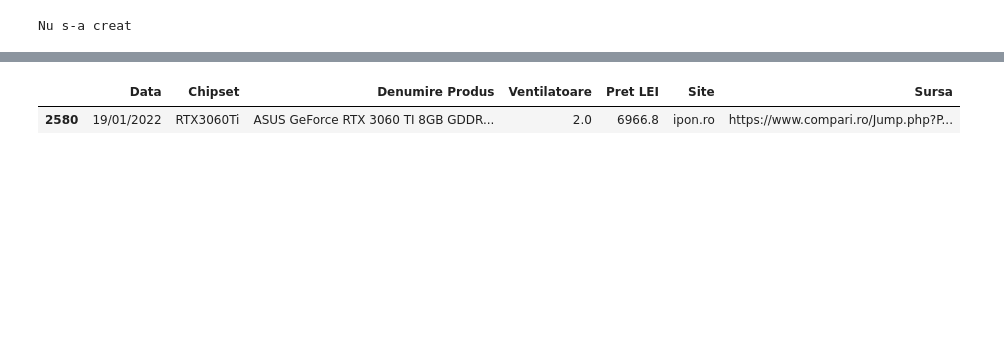
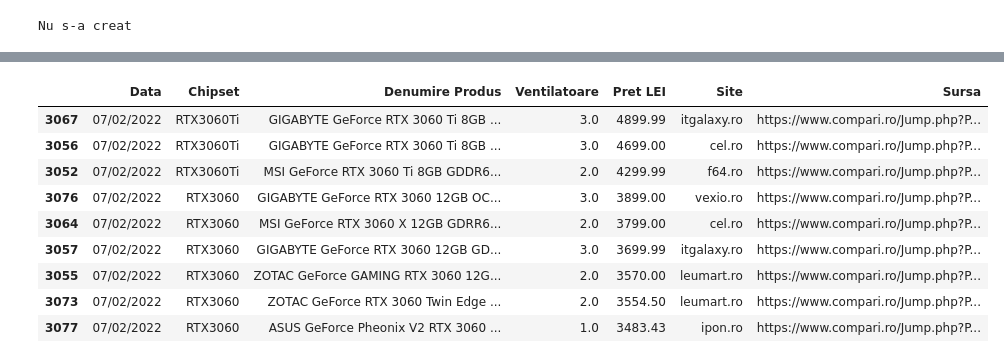
Before and after one commit to IulianRo3/PlaciVideo, a Jupyter notebook: AnalizaPlaciJupit.ipynb, the cells around one changed output, grey strips where cells are left out. Cells and saved outputs as stored; diff of their text form; code cells hidden in the pictures; blank space fills up the shorter version.

```diff
--- a/AnalizaPlaciJupit.ipynb
+++ b/AnalizaPlaciJupit.ipynb
@@ -414,17 +413,25 @@ fig.show()
 # %%
 import pandas as pd
 from IPython.display import display
 df_daily = pd.read_csv("AnalizaPlaci2.csv")
 data_curenta = df_daily['Data curenta'].iloc[-1]
 #data_aleasa = input('Alege data(format: dd/mm/yyyy)')
 df_daily = df_daily.loc[df_daily['Data curenta'] == data_curenta]
 df_daily = df_daily[['Data curenta','Chipset','Denumire Produs','Ventilatoare','Pret LEI','Site','Sursa']]
 df_daily.rename(columns={'Data curenta' : 'Data'},inplace=True)
-df_daily = df_daily[df_daily['Denumire Produs'].str.contains('3060 TI')]
+df_daily = df_daily[df_daily['Denumire Produs'].str.contains('3060')]
 display(df_daily.sort_values('Pret LEI',ascending=False))
 # %% [output]
 |  | Data | Chipset | Denumire Produs | Ventilatoare | Pret LEI | Site | Sursa |
-| 2580 | 19/01/2022 | RTX3060Ti | ASUS GeForce RTX 3060 TI 8GB GDDR... | 2.0 | 6966.8 | ipon.ro | https://www.compari.ro/Jump.php?P... |
+| 3067 | 07/02/2022 | RTX3060Ti | GIGABYTE GeForce RTX 3060 Ti 8GB ... | 3.0 | 4899.99 | itgalaxy.ro | https://www.compari.ro/Jump.php?P... |
+| 3056 | 07/02/2022 | RTX3060Ti | GIGABYTE GeForce RTX 3060 Ti 8GB ... | 3.0 | 4699.00 | cel.ro | https://www.compari.ro/Jump.php?P... |
+| 3052 | 07/02/2022 | RTX3060Ti | MSI GeForce RTX 3060 Ti 8GB GDDR6... | 2.0 | 4299.99 | f64.ro | https://www.compari.ro/Jump.php?P... |
+| 3076 | 07/02/2022 | RTX3060 | GIGABYTE GeForce RTX 3060 12GB OC... | 3.0 | 3899.00 | vexio.ro | https://www.compari.ro/Jump.php?P... |
+| 3064 | 07/02/2022 | RTX3060 | MSI GeForce RTX 3060 X 12GB GDRR6... | 2.0 | 3799.00 | cel.ro | https://www.compari.ro/Jump.php?P... |
+| 3057 | 07/02/2022 | RTX3060 | GIGABYTE GeForce RTX 3060 12GB GD... | 3.0 | 3699.99 | itgalaxy.ro | https://www.compari.ro/Jump.php?P... |
+| 3055 | 07/02/2022 | RTX3060 | ZOTAC GeForce GAMING RTX 3060 12G... | 2.0 | 3570.00 | leumart.ro | https://www.compari.ro/Jump.php?P... |
+| 3073 | 07/02/2022 | RTX3060 | ZOTAC GeForce RTX 3060 Twin Edge ... | 2.0 | 3554.50 | leumart.ro | https://www.compari.ro/Jump.php?P... |
+| 3077 | 07/02/2022 | RTX3060 | ASUS GeForce Pheonix V2 RTX 3060 ... | 1.0 | 3483.43 | ipon.ro | https://www.compari.ro/Jump.php?P... |
 # %%
 import pandas as pd
 from IPython.display import display
```
Also changed, not shown: parts of 4 cells of this notebook, 4 other files.
